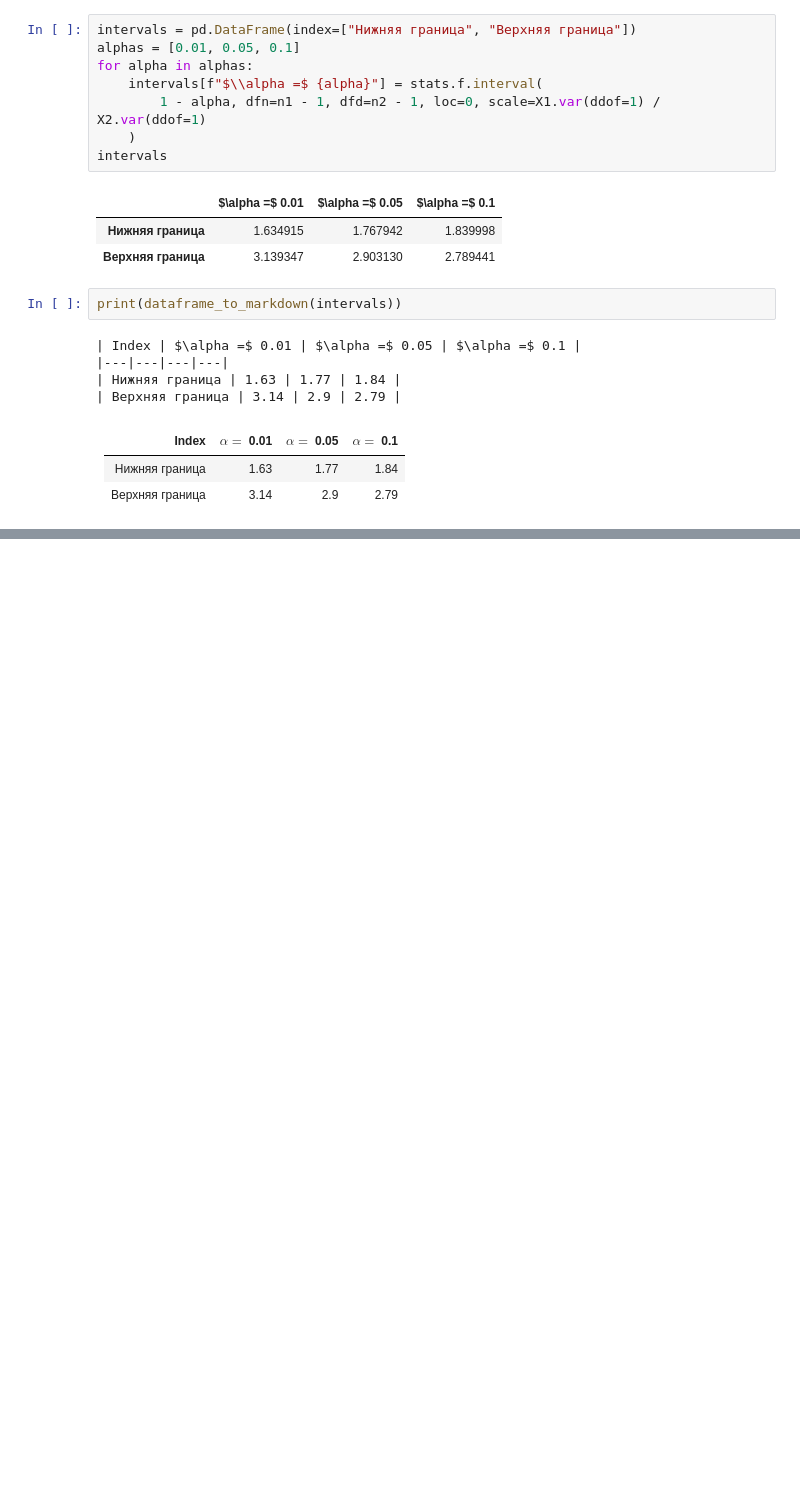
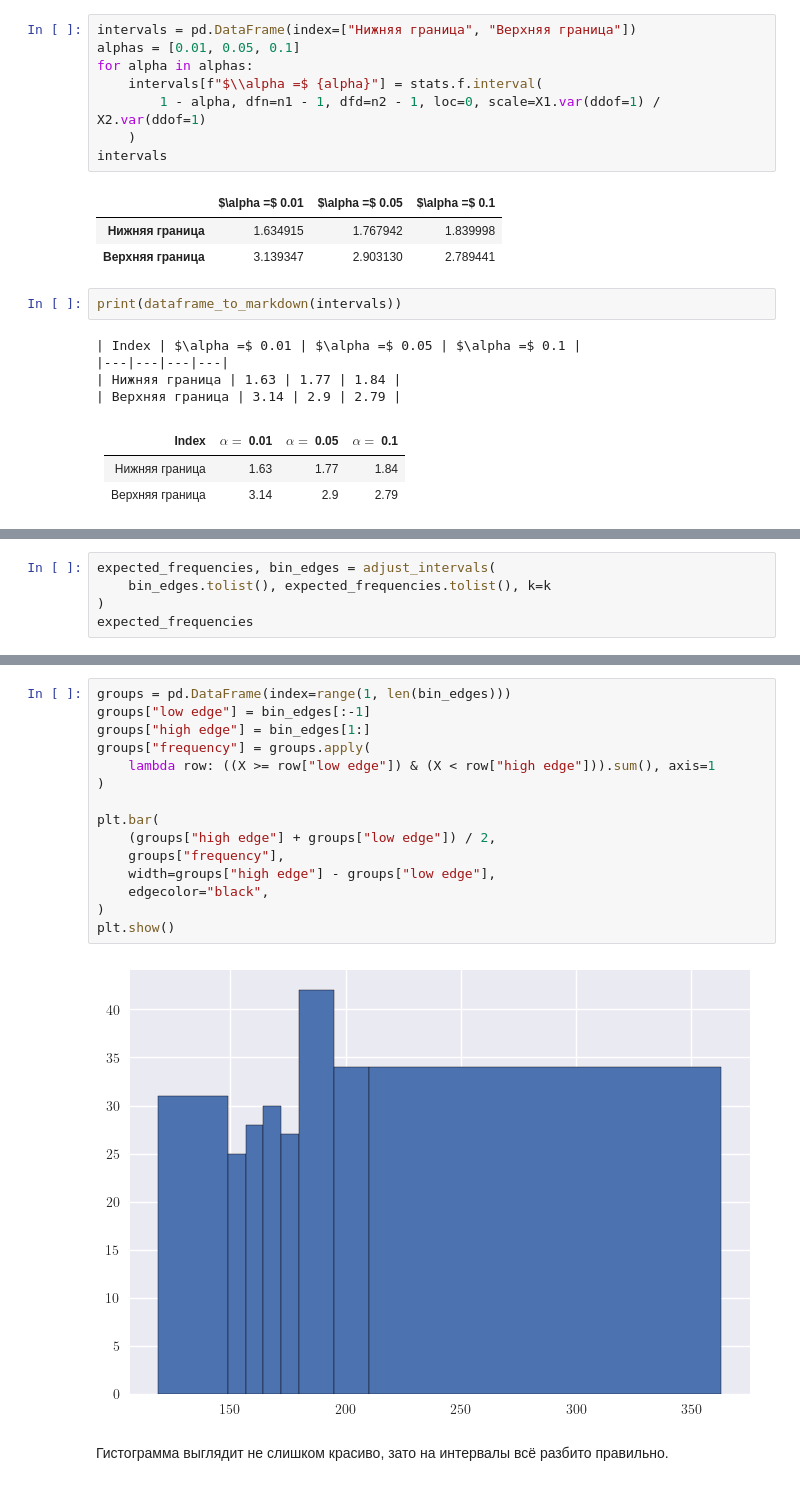
Before and after one commit to retrobannerS/mephi_stats, a Jupyter notebook: bdz/var_2/notebook.ipynb, the cells around one changed output, grey strips where cells are left out. Saved outputs shown, nothing was run; the diff lists cells and outputs as text; blank space fills up the shorter version.

```diff
--- a/bdz/var_2/notebook.ipynb
+++ b/bdz/var_2/notebook.ipynb
@@ -615,0 +1066,5 @@ print(dataframe_to_markdown(intervals))
+# %%
+expected_frequencies, bin_edges = adjust_intervals(
+    bin_edges.tolist(), expected_frequencies.tolist(), k=k
+)
+expected_frequencies
@@ -615,0 +1080,19 @@ print(dataframe_to_markdown(intervals))
+# %%
+groups = pd.DataFrame(index=range(1, len(bin_edges)))
+groups["low edge"] = bin_edges[:-1]
+groups["high edge"] = bin_edges[1:]
+groups["frequency"] = groups.apply(
+    lambda row: ((X >= row["low edge"]) & (X < row["high edge"])).sum(), axis=1
+)
+
+plt.bar(
+    (groups["high edge"] + groups["low edge"]) / 2,
+    groups["frequency"],
+    width=groups["high edge"] - groups["low edge"],
+    edgecolor="black",
+)
+plt.show()
+# %% [output]
+[figure, added]
+# %% [markdown]
+Гистограмма выглядит не слишком красиво, зато на интервалы всё разбито правильно.
```
Also changed, not shown: parts of 97 cells of this notebook, 1 other file.
